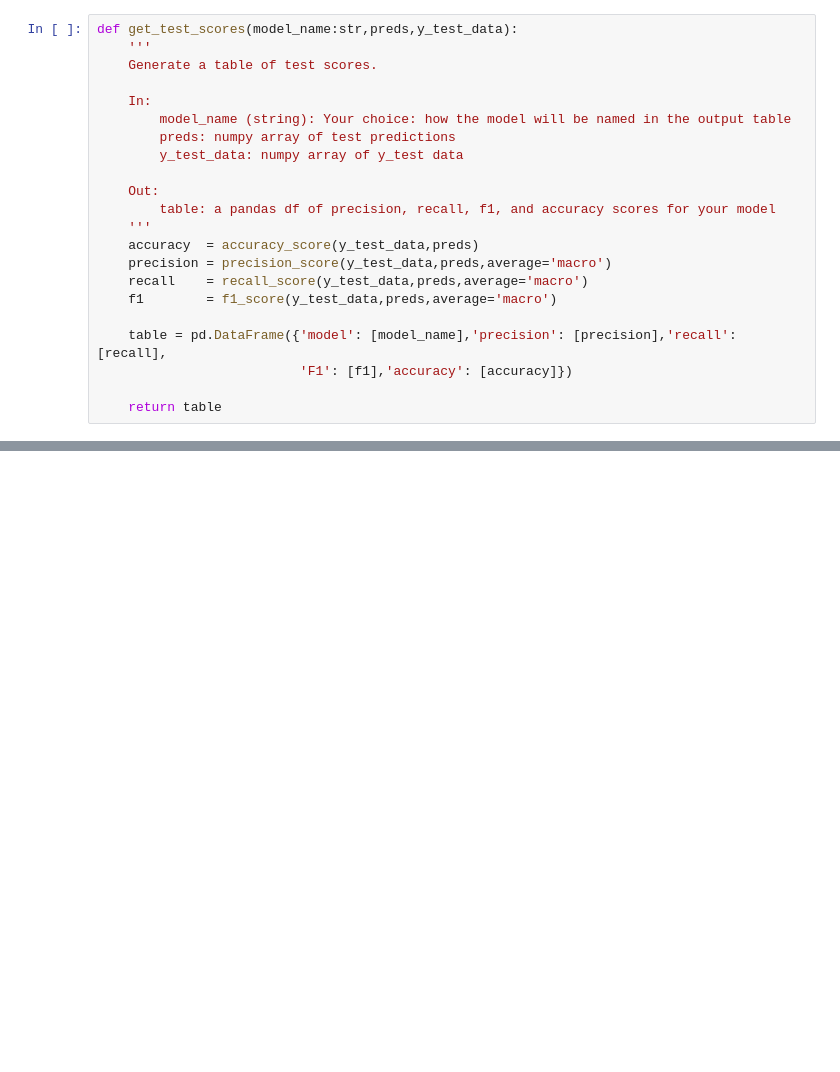
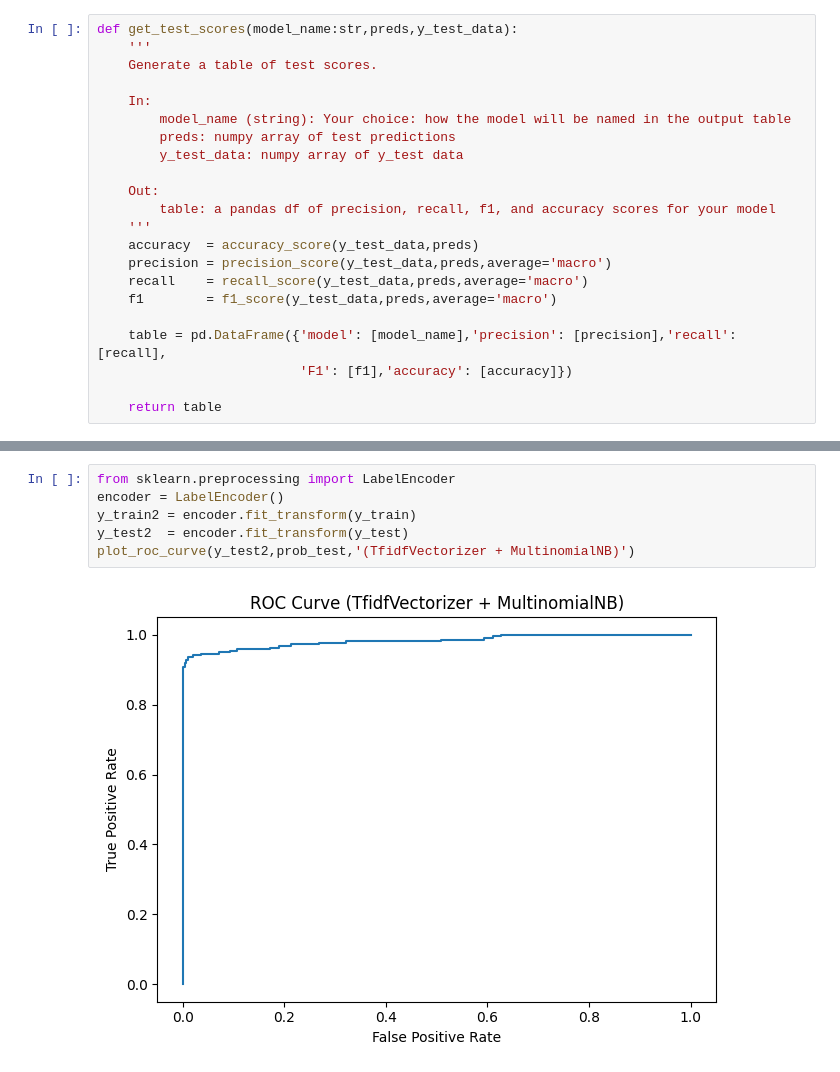
Before and after one commit to baijiesong/SHU-NLP-11, a Jupyter notebook: ml_model.ipynb, the cells around one changed output, grey strips where cells are left out. Cells and saved outputs as stored; diff of their text form; blank space fills up the shorter version.

```diff
--- a/ml_model.ipynb
+++ b/ml_model.ipynb
@@ -176,0 +218,8 @@ plt.tight_layout()
+# %%
+from sklearn.preprocessing import LabelEncoder
+encoder = LabelEncoder()
+y_train2 = encoder.fit_transform(y_train)
+y_test2  = encoder.fit_transform(y_test)
+plot_roc_curve(y_test2,prob_test,'(TfidfVectorizer + MultinomialNB)')
+# %% [output]
+[figure, added]
```
Also changed, not shown: parts of 21 cells of this notebook.
